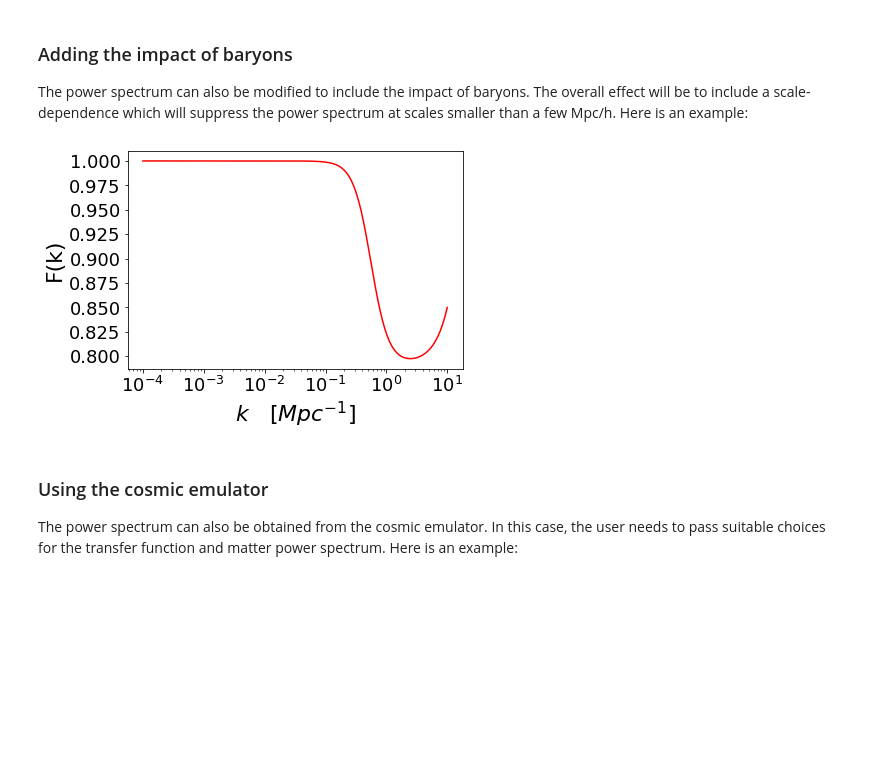
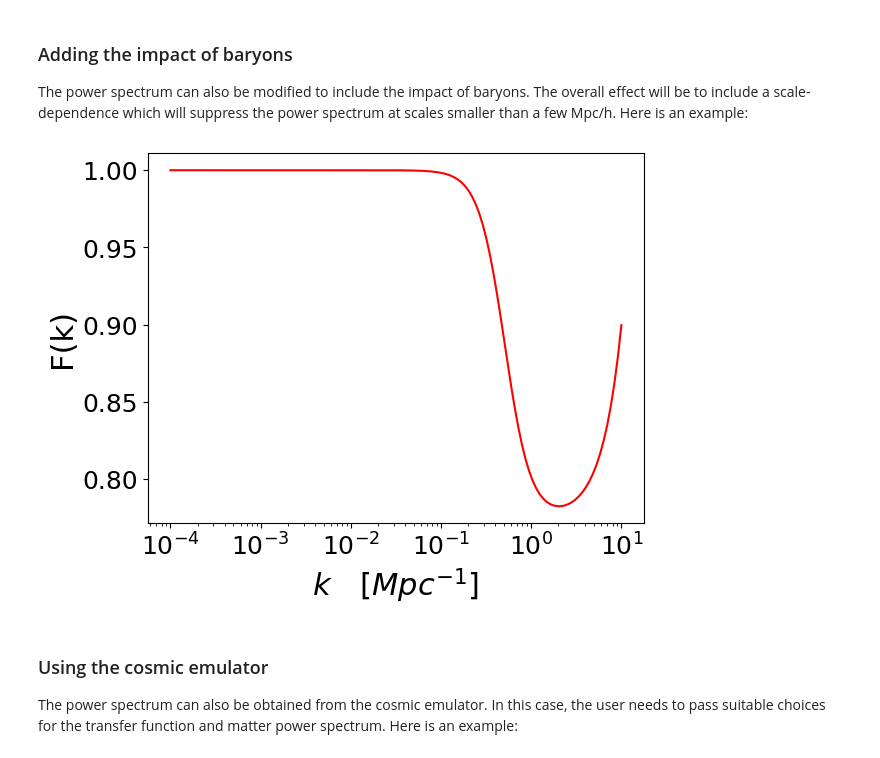
Before and after one commit to LSSTDESC/CCLX, a Jupyter notebook: Power spectrum example.ipynb, the cells around one changed output. Drawn from its saved outputs; the diff is of its cells as text; code cells hidden in the pictures; blank space fills up the shorter version.

Commit message:
Power spectrum

```diff
--- a/Power spectrum example.ipynb
+++ b/Power spectrum example.ipynb
@@ -90,23 +86,26 @@ nan
 ### Adding the impact of baryons
 The power spectrum can also be modified to include the impact of baryons. The overall effect will be to include a scale-dependence which will suppress the power spectrum at scales smaller than a few Mpc/h. Here is an example:
 # %%
-cosmo = ccl.Cosmology(Omega_c=0.27, Omega_b=0.045, h=0.67, A_s=2.1e-9, n_s=0.96)
-cosmo_bar = ccl.Cosmology(Omega_c=0.27, Omega_b=0.045, h=0.67, A_s=2.1e-9, n_s=0.96, baryons_power_spectrum='bcm')
+pk2D_no_baryons = cosmo.get_nonlin_power()
+baryons = ccl.BaryonsSchneider15(14.25, 0.5, 37.)
+pk2D_with_baryons = baryons.include_baryonic_effects(cosmo, pk2D_no_baryons)
+
+pk_nl = pk2D_no_baryons(k, a)
+pk_nl_bar = pk2D_with_baryons(k, a)
 
 # Plot ratio of NL power spectra with/without baryons
 pk_nl = ccl.nonlin_matter_power(cosmo, k, a)
-pk_nl_bar = ccl.nonlin_matter_power(cosmo_bar, k, a)
 plt.plot(k, pk_nl_bar/pk_nl, 'r-')
 
 plt.xscale('log')
 plt.xticks(fontsize=18)
 plt.yticks(fontsize=18)
 plt.xlabel('$k\quad[Mpc^{-1}]$', fontsize = 22)
 plt.ylabel('F(k)',fontsize=22)
 
 plt.show()
 # %% [output]
-[figure, old version]
+[figure, new version]
 # %% [markdown]
 ### Using the cosmic emulator
 The power spectrum can also be obtained from the cosmic emulator. In this case, the user needs to pass suitable choices for the transfer function and matter power spectrum. Here is an example:
```
Also changed, not shown: parts of 20 cells of this notebook.
